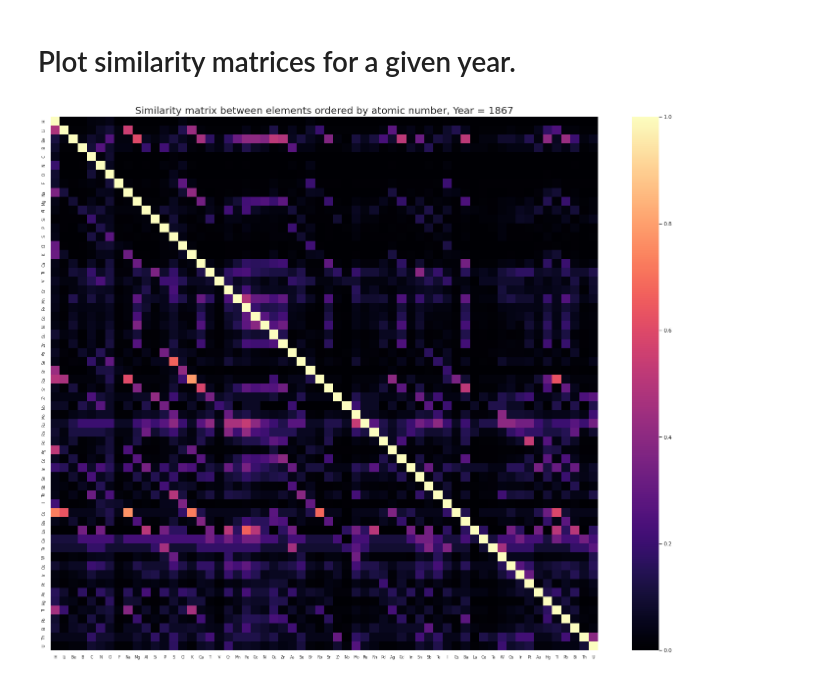
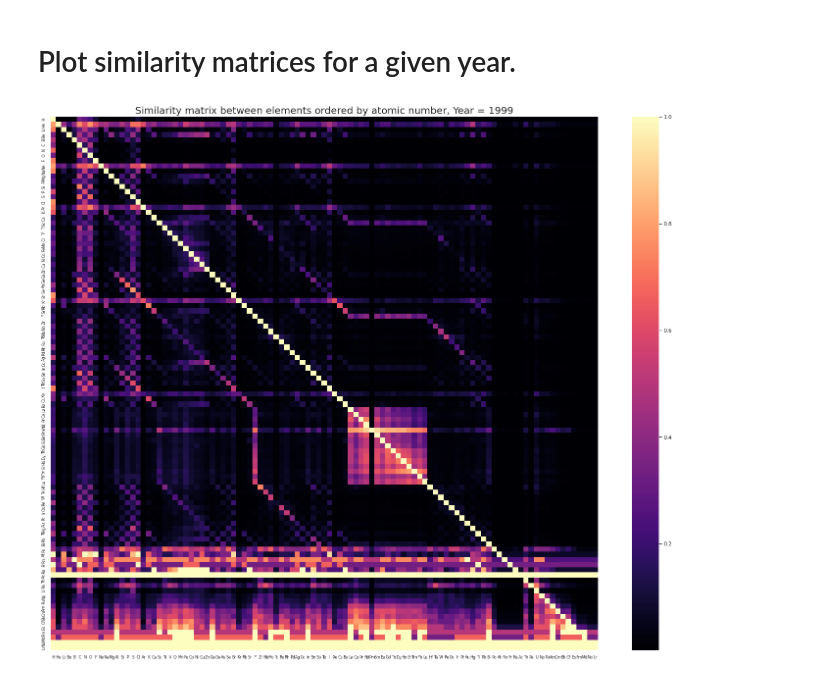
Before and after one commit to doncamilom/1868_SubstancesStudy, a Jupyter notebook: Notebooks/Similarity.ipynb, the cells around one changed output. Cells and saved outputs as stored; diff of their text form; code cells hidden in the pictures.

```diff
--- a/Notebooks/Similarity.ipynb
+++ b/Notebooks/Similarity.ipynb
@@ -9,6 +9,11 @@ with open(f"{dataPath}/ElementList.txt",'r') as f:
     for line in f:
         elemList.append(line.strip())
 
+elemList_AO = [] # Atomic weight ordered element list
+for e in TP.keys():
+    if e in elemList:
+        elemList_AO.append(e)
+
 min_yr = 1771
 print(simMat_yr.shape)
 # %% [output]
@@ -117,31 +118,31 @@ plot_SimPTBar(simMat_yr,2015,'Cd',min_yr)
 # %%
 def plot_simMat_yr(year,min_yr=min_yr,save=False):
 
     diag = np.diag(simMat_yr[year - min_yr])
     with np.errstate(invalid='ignore',divide='ignore'):
         m = simMat_yr[year - min_yr]/diag
         m = m.T/(diag!=0)
     # Find which elements don't exist, to drop respective rows and cols
     isn = ~np.isnan(m).all(axis=0)
     m = m[isn][:,isn]
     #m = np.nan_to_num(m,0)
 
     fig,ax = plt.subplots(figsize=(25,20))
     ax.set_title(f"Similarity matrix between elements ordered by atomic number, Year = {year}",
                  fontsize=20)
     sns.heatmap(m,ax=ax,
                 cmap=sns.color_palette("magma", as_cmap=True))
 
-    labl = [e for i,e in enumerate(TP.keys()) if (e in elemList and isn[i])]
-    #labl = [e for e in TP.keys() if e in elemList]
+    #labl = [e for i,e in enumerate(TP.keys()) if (e in elemList and isn[i])]
+    labl = [e for e in TP.keys() if e in elemList]
     tick = [i+0.5 for i in range(len(labl))]
     ax.set_xticks(tick)
     ax.set_yticks(tick)
     ax.set_xticklabels(labl,fontsize=8)
     ax.set_yticklabels(labl,fontsize=8)
 
     if save: plt.savefig(save,dpi=400,bbox_inches='tight')
 
-plot_simMat_yr(1867,save='../Data/Results/SM_1867.png')
+plot_simMat_yr(1999)#,save='../Data/Results/SM_1867.png')
 # %% [output]
-[figure, old version]
+[figure, new version]
```
Also changed, not shown: parts of 10 cells of this notebook, 3 other files.
